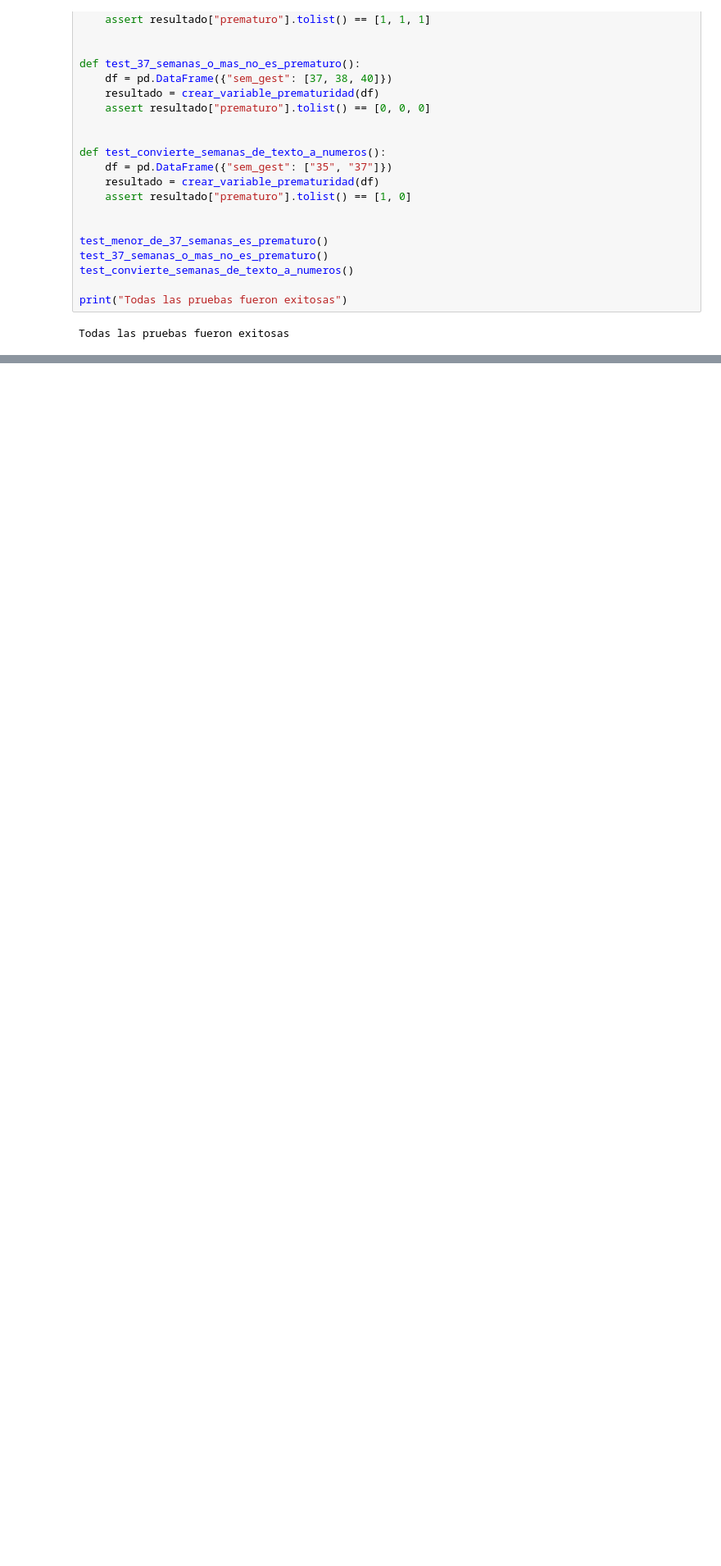
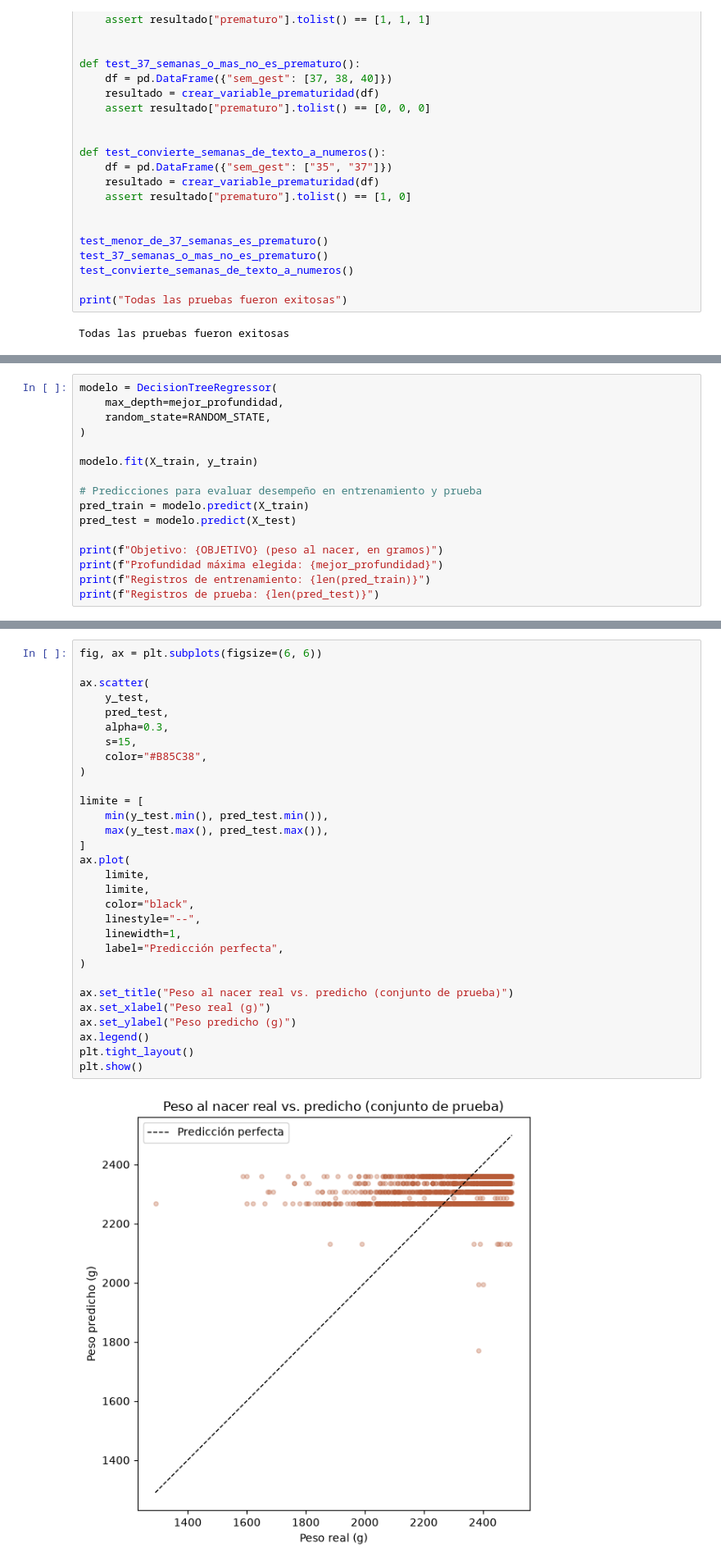
Before and after one commit to thecont15/Introduccion-a-la-programacion-cientifica, a Jupyter notebook: notebooks/Analisis_Sebas.ipynb, the cells around one changed output, grey strips where cells are left out. Shown at 82% size. Cells and saved outputs as stored; diff of their text form; blank space fills up the shorter version.

```diff
--- a/notebooks/Analisis_Sebas.ipynb
+++ b/notebooks/Analisis_Sebas.ipynb
@@ -939,0 +1088,16 @@ Todas las pruebas fueron exitosas
+# %%
+modelo = DecisionTreeRegressor(
+    max_depth=mejor_profundidad,
+    random_state=RANDOM_STATE,
+)
+
+modelo.fit(X_train, y_train)
+
+# Predicciones para evaluar desempeño en entrenamiento y prueba
+pred_train = modelo.predict(X_train)
+pred_test = modelo.predict(X_test)
+
+print(f"Objetivo: {OBJETIVO} (peso al nacer, en gramos)")
+print(f"Profundidad máxima elegida: {mejor_profundidad}")
+print(f"Registros de entrenamiento: {len(pred_train)}")
+print(f"Registros de prueba: {len(pred_test)}")
@@ -939,0 +1141,32 @@ Todas las pruebas fueron exitosas
+# %%
+fig, ax = plt.subplots(figsize=(6, 6))
+
+ax.scatter(
+    y_test,
+    pred_test,
+    alpha=0.3,
+    s=15,
+    color="#B85C38",
+)
+
+limite = [
+    min(y_test.min(), pred_test.min()),
+    max(y_test.max(), pred_test.max()),
+]
+ax.plot(
+    limite,
+    limite,
+    color="black",
+    linestyle="--",
+    linewidth=1,
+    label="Predicción perfecta",
+)
+
+ax.set_title("Peso al nacer real vs. predicho (conjunto de prueba)")
+ax.set_xlabel("Peso real (g)")
+ax.set_ylabel("Peso predicho (g)")
+ax.legend()
+plt.tight_layout()
+plt.show()
+# %% [output]
+[figure, added]
```
Also changed, not shown: parts of 32 cells of this notebook, 3 other files.
